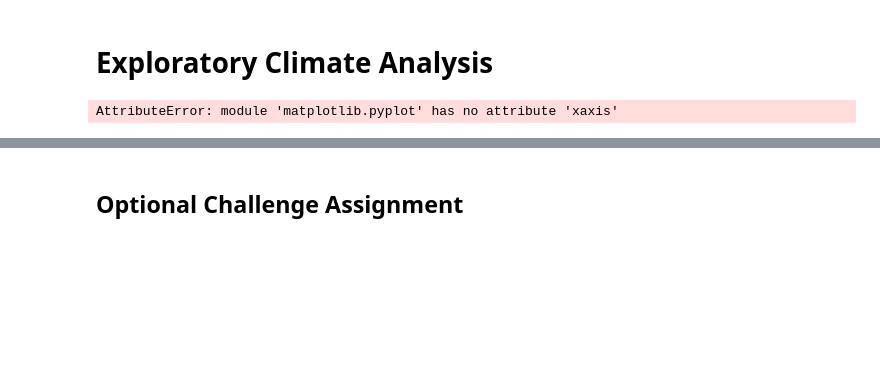
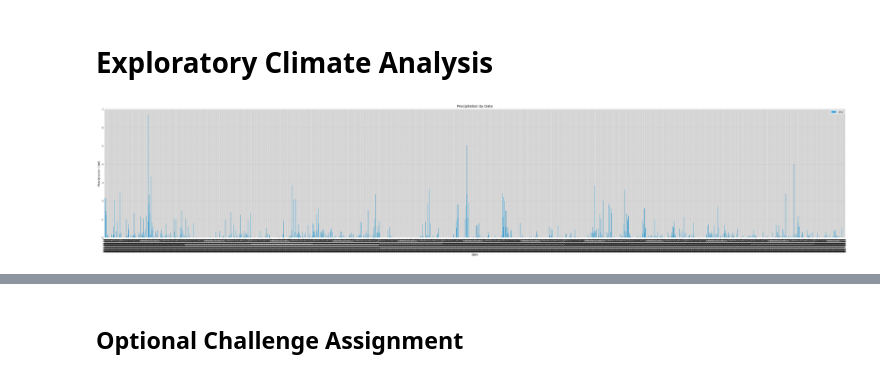
Before and after one commit to llreber/HawaiiAnalysis, a Jupyter notebook: climate_starter.ipynb, the cells around one changed output, grey strips where cells are left out. Cells and saved outputs as stored; diff of their text form; code cells hidden in the pictures; blank space fills up the shorter version.

```diff
--- a/climate_starter.ipynb
+++ b/climate_starter.ipynb
@@ -69,30 +68,32 @@ session = Session(engine)
 # %%
 # Design a query to retrieve the last 12 months of precipitation data and plot the results
 
 # Calculate the date 1 year ago from today
-#today = dt.date.today()
-one_year_ago = str(today - dt.timedelta(days=2*365))
+#latest_date = session.query(Measurement.date).order_by(Measurement.date.desc()).first()
+latest_date = '2017-08-23'
+date_converted = datetime.strptime(latest_date, '%Y-%m-%d')
+one_year_ago = str(date_converted - dt.timedelta(days=365))
 #print(one_year_ago)
 # Perform a query to retrieve the data and precipitation scores
 data_result = session.query(Measurement.date, Measurement.prcp).filter(Measurement.date > one_year_ago)
 # Save the query results as a Pandas DataFrame and set the index to the date column
 precip_df = pd.read_sql(data_result.statement,session.bind).set_index("date")
 precip_df.head()
 # Sort the dataframe by date
 precip_sorted = precip_df.sort_values("date")
 # Use Pandas Plotting with Matplotlib to plot the data
 precip_sorted.plot(kind='bar', figsize=(50,10))
 plt.title("Precipitation by Date")
 plt.ylabel("Precipitation (cm)")
-for index, label in enumerate(plt.xaxis.get_ticklabels()):
-    if index % 5 != 0:
-        label.set_visible(False)
+#for index, label in enumerate(plt.xaxis.get_ticklabels()):
+ #   if index % 5 != 0:
+  #      label.set_visible(False)
 # Rotate the xticks for the dates
 plt.xticks(rotation="vertical")
-plt.savefig("precip.png")
+#plt.savefig("precip.png")
 plt.show()
 # %% [output]
-AttributeError: module 'matplotlib.pyplot' has no attribute 'xaxis'
+[figure, added]
 # %% [markdown]
 ![precipitation](Images/precipitation.png)
 # %%
```
Also changed, not shown: parts of 18 cells of this notebook, 2 other files.
